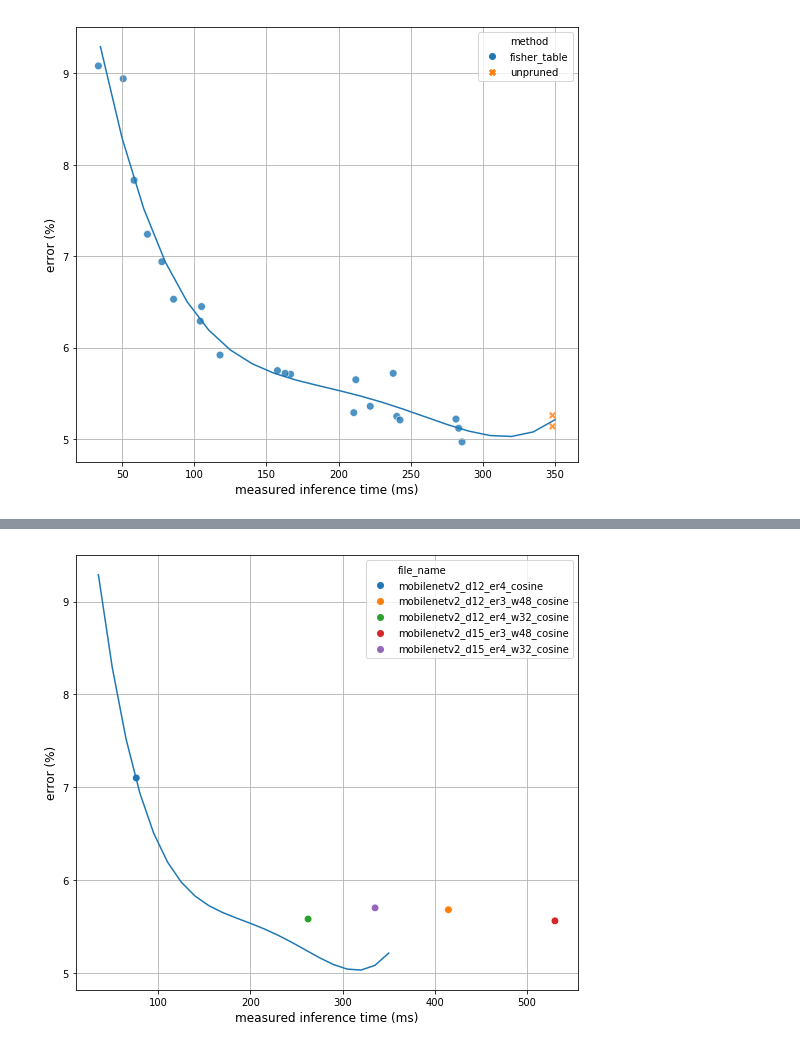
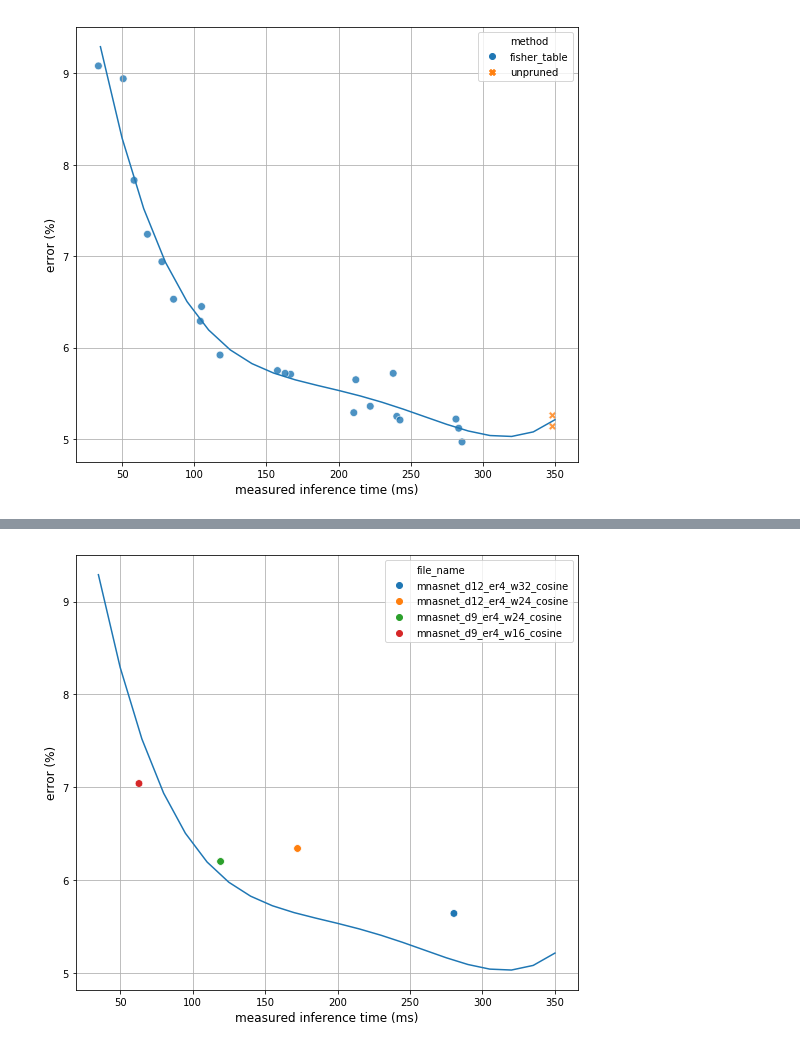
Before and after one commit to NatGr/Master_Thesis, a Jupyter notebook: training_from_scratch/visualize.ipynb, the cells around one changed output, grey strips where cells are left out. Cells and saved outputs as stored; diff of their text form; code cells hidden in the pictures.

```diff
--- a/training_from_scratch/visualize.ipynb
+++ b/training_from_scratch/visualize.ipynb
@@ -84,11 +84,11 @@ results.head()
 # %%
 fig, ax = plt.subplots(1, figsize=(9, 8))
-results_val_to_plot = results_val[results_val.arch == "mobilenetv2"]
+results_val_to_plot = results_val[results_val.arch == "mnasnet"]#[results_val.depth > 12]
 sns.scatterplot(x="time", y="error", data=results_val_to_plot, hue='file_name',
                 legend='brief', ax=ax, s=60)
 plt.plot(np.arange(35,351,15), polynom(np.arange(35,351,15)))
 ax.set_xlabel('measured inference time (ms)', fontsize=12)
 ax.set_ylabel('error (%)', fontsize=12)
 ax.grid(True)
 # %% [output]
-[figure, old version]
+[figure, new version]
```
Also changed, not shown: parts of 2 cells of this notebook, 7 other files.
